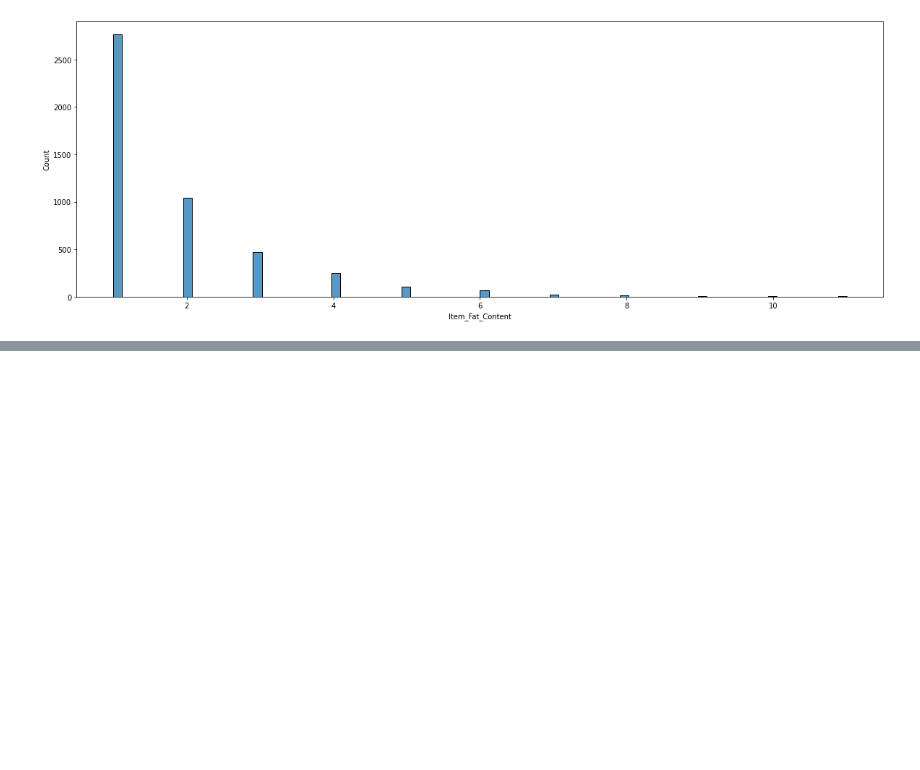
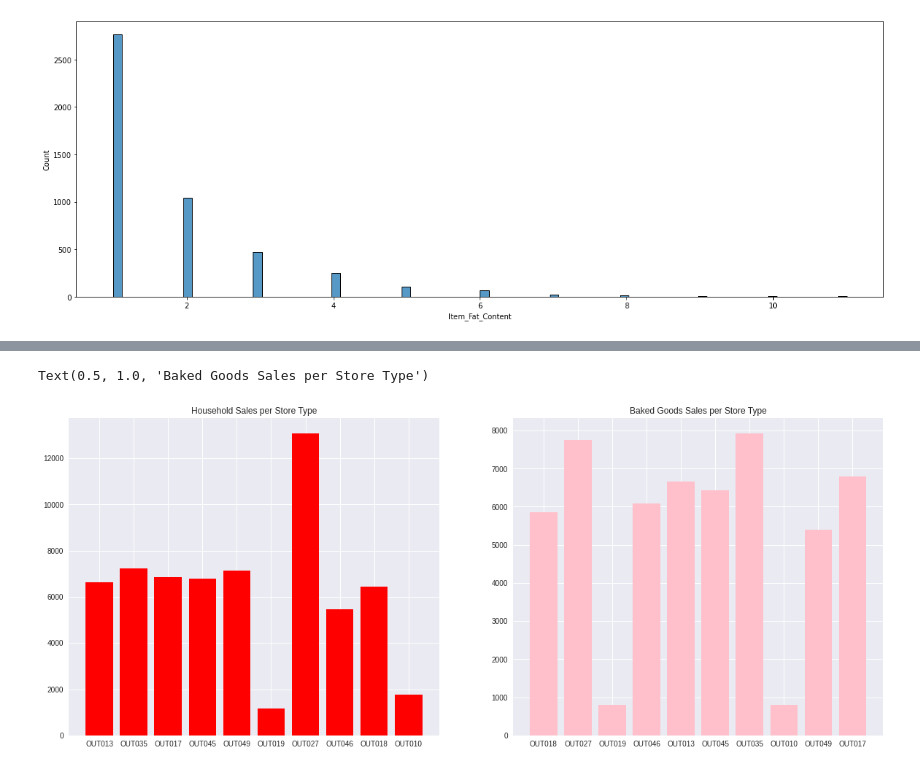
Before and after one commit to meburns2011/Food-Sales-Predictions, a Jupyter notebook: Food_Sales_Predictions.ipynb, the cells around one changed output, grey strips where cells are left out. Cells and saved outputs as stored; diff of their text form; code cells hidden in the pictures; blank space fills up the shorter version.

```diff
--- a/Food_Sales_Predictions.ipynb
+++ b/Food_Sales_Predictions.ipynb
@@ -364,0 +447,11 @@ sns.histplot(fat_sales);
+# %%
+plt.figure(figsize=(20,8))
+plt.subplot(1,2,1);
+plt.bar(household['Outlet_Identifier'].values, household['Item_Outlet_Sales'].values,color='red');
+plt.title('Household Sales per Store Type')
+plt.subplot(1,2,2);
+plt.bar(baking['Outlet_Identifier'].values, baking['Item_Outlet_Sales'].values,color='pink');
+plt.title('Baked Goods Sales per Store Type')
+# %% [output]
+Text(0.5, 1.0, 'Baked Goods Sales per Store Type')
+[figure, added]
```
Also changed, not shown: parts of 22 cells of this notebook.
